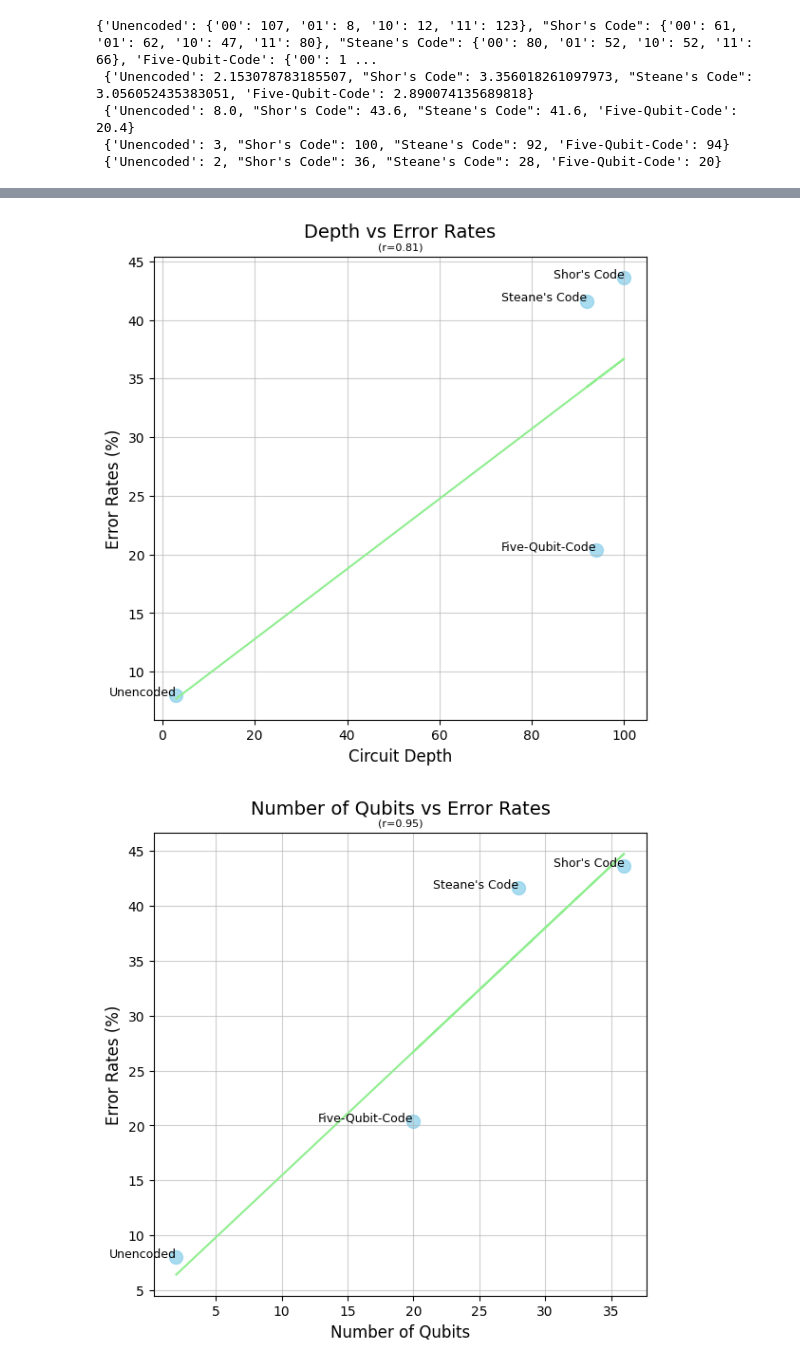
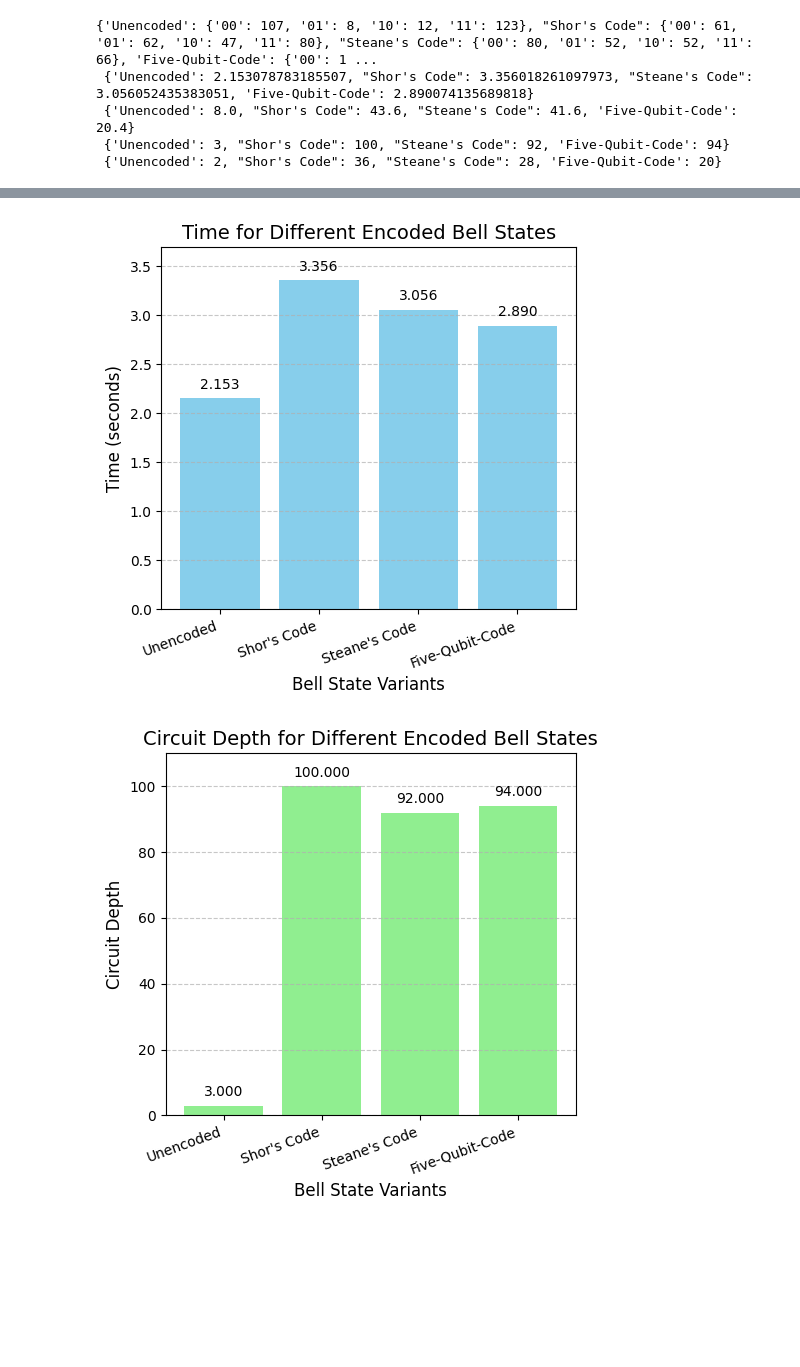
Before and after one commit to squid2010/ISEF2024-25, a Jupyter notebook: main.ipynb, the cells around one changed output, grey strips where cells are left out. Cells and saved outputs as stored; diff of their text form; code cells hidden in the pictures; blank space fills up the shorter version.

Commit message:
Final Commit, Finished Processing Results

```diff
--- a/main.ipynb
+++ b/main.ipynb
@@ -387,7 +344,6 @@ plt.close()
 # %% [markdown]
 ## <span style="color: white;">    Processing Results
 # %%
-jobs = [service.job("cy27xf5nrmz0008569pg"),service.job("cy27xfxrta1g0086qyng"), service.job("cy27xgprta1g0086qypg"),
-             service.job("cy282asrta1g0086qyxg")]
-circuits = [control_qc, shor_qc, steane_qc, fqc_qc]
+jobs = [service.job("cy27xf5nrmz0008569pg"),service.job("cy27xfxrta1g0086qyng"), service.job("cy27xgprta1g0086qypg"), service.job("cy282asrta1g0086qyxg")] # Get the jobs. Replace these with the jobs on your end if you wish to run it on your end
+circuits = [control_qc, shor_qc, steane_qc, fqc_qc] #Get the Circuits
 # %%
@@ -420,7 +376,7 @@ _, error_values = extract_keys_values(errors)
 _, depth_values = extract_keys_values(depths)
 _, num_qubit_values = extract_keys_values(num_qubits)
 
-"""def plot_histogram(values, color, y_name, table_name):
+def plot_histogram(values, color, y_name, table_name):
     # Plot histogram for error rates
     plt.figure(figsize=(5, 5))
     bars = plt.bar(names, values, color=color)
@@ -441,7 +397,9 @@ _, num_qubit_values = extract_keys_values(num_qubits)
     plt.xticks(rotation=20, ha='right', fontsize=10)
     plt.grid(axis='y', linestyle='--', alpha=0.7)
     plt.tight_layout()
+    plt.savefig(f"QuantResults/{table_name}.png")
     plt.show()
+    plt.close()
 
 
 plot_histogram(error_values, 'lightcoral', 'Error Rate (%)', 'Error Rates for Different Encoded Bell States')
@@ -450,15 +408,15 @@ plot_histogram(times_values, 'skyblue', 'Time (seconds)', 'Time for Different En
 
 plot_histogram(depth_values, 'lightgreen', 'Circuit Depth', 'Circuit Depth for Different Encoded Bell States')
 
-plot_histogram(num_qubit_values, 'coral', 'Number of Qubits', 'Number of Qubits for Different Encoded Bell States')"""
+plot_histogram(num_qubit_values, 'coral', 'Number of Qubits', 'Number of Qubits for Different Encoded Bell States')
 
 # Plot scatter plots
 relationships = [
-    (time_values, error_values, 'Time (seconds)', 'Error Rates (%)', 'Time vs Error Rates'),
+    (times_values, error_values, 'Time (seconds)', 'Error Rates (%)', 'Time vs Error Rates'),
     (depth_values, error_values, 'Circuit Depth', 'Error Rates (%)',  'Depth vs Error Rates'),
     (num_qubit_values, error_values, 'Number of Qubits', 'Error Rates (%)', 'Number of Qubits vs Error Rates'),
-    (depth_values, time_values, 'Circuit Depth', 'Time (seconds)', 'Depth vs Time'),
-    (num_qubit_values, time_values, 'Number of Qubits', 'Time (seconds)', 'Number of Qubits vs Time'),
+    (depth_values, times_values, 'Circuit Depth', 'Time (seconds)', 'Depth vs Time'),
+    (num_qubit_values, times_values, 'Number of Qubits', 'Time (seconds)', 'Number of Qubits vs Time'),
     (depth_values, num_qubit_values, 'Circuit Depth', 'Number of Qubits', 'Depth vs Number of Qubits')
 ]
 
@@ -483,5 +441,7 @@ for x_values, y_values, xlabel, ylabel, title in relationships:
 
     plt.tight_layout()
     plt.grid(alpha=0.6)
+    plt.savefig(f"QuantResults/{title}.png")
     plt.show()
+    plt.close()
 # %% [output]
@@ -489,2 +449,2 @@ for x_values, y_values, xlabel, ylabel, title in relationships:
-[figure, old version]
+[figure, new version]
-[figure, old version]
+[figure, new version]
```
Also changed, not shown: parts of 6 cells of this notebook, 4 other files.
